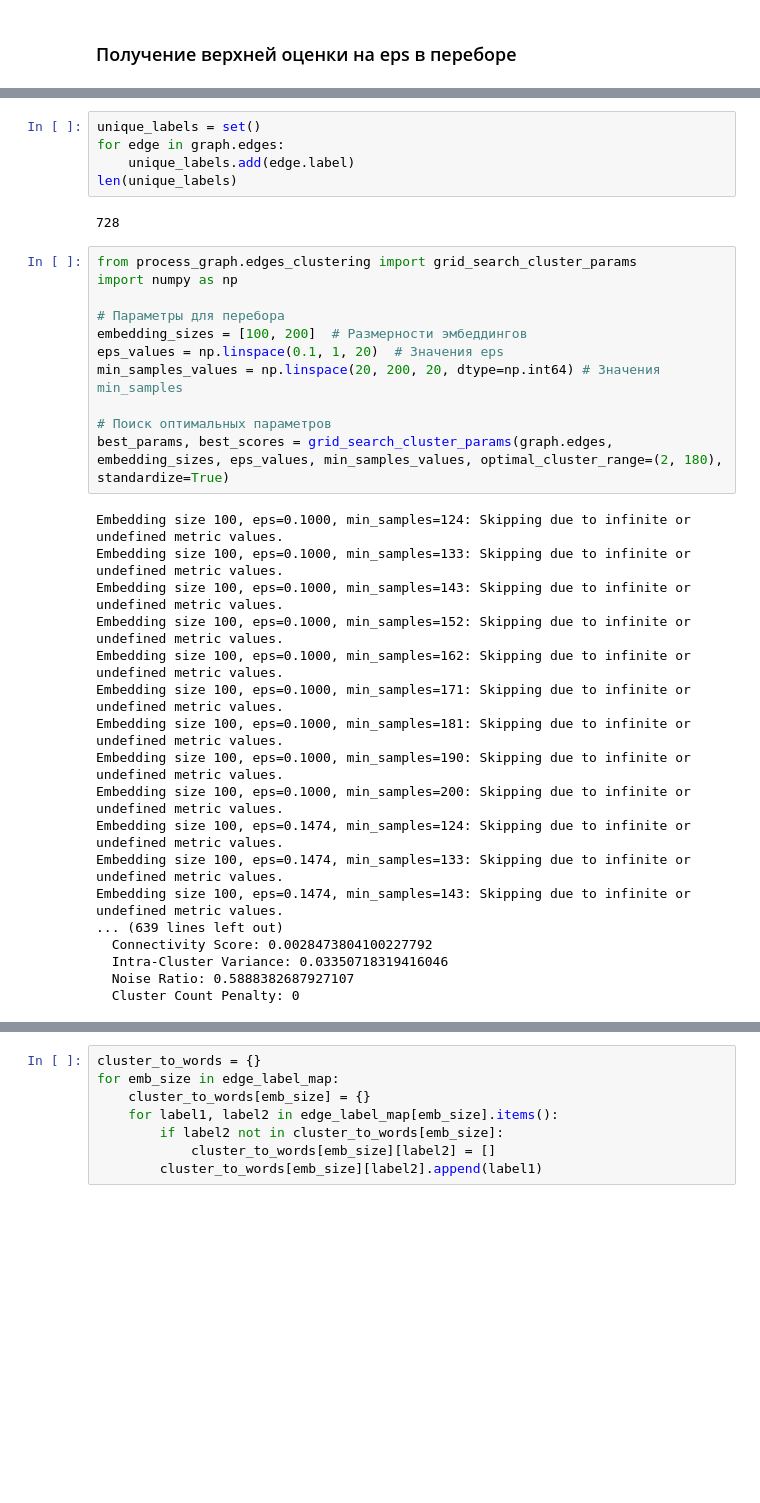
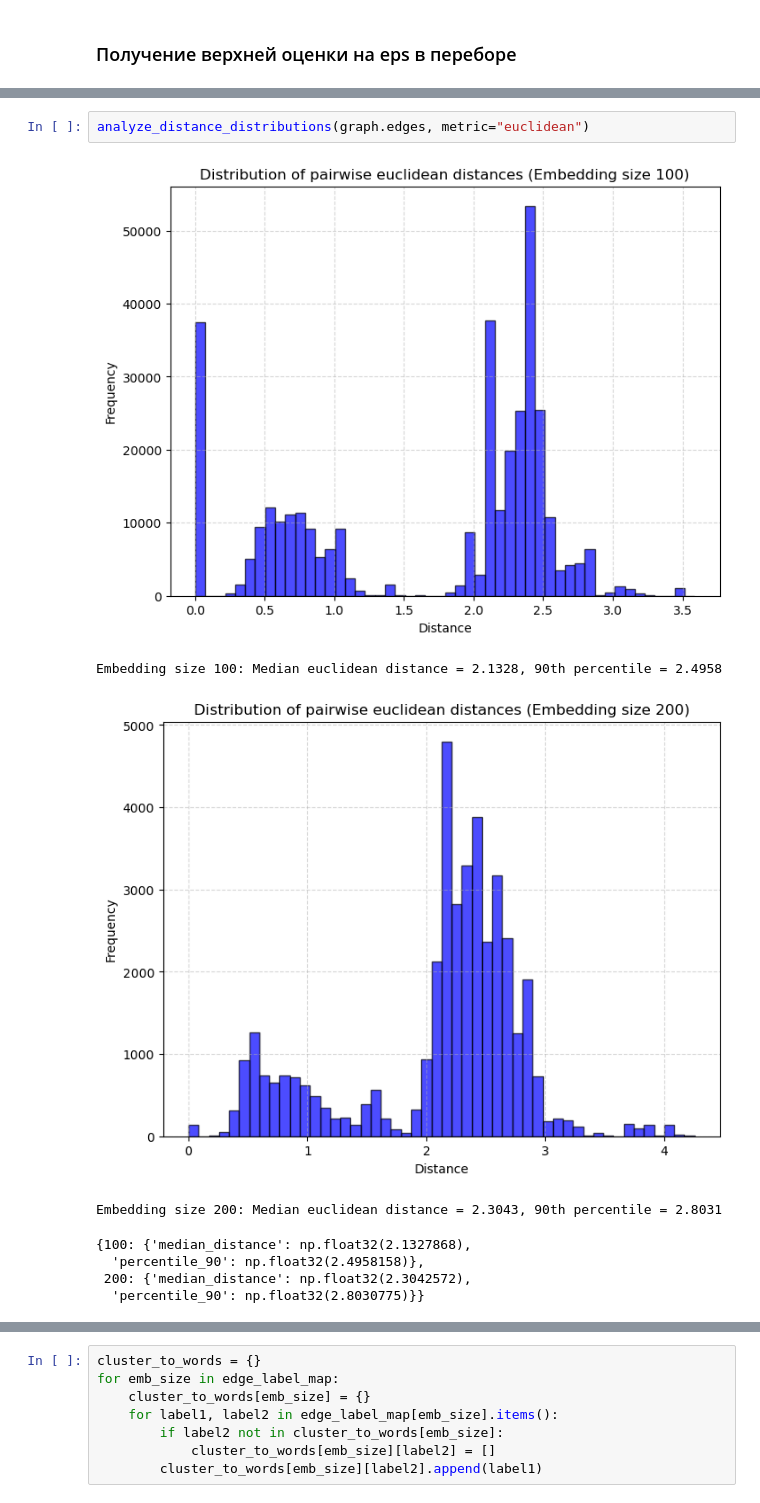
Before and after one commit to dmtr-m/concept-tree, a Jupyter notebook: 02_pipeline_clusterize.ipynb, the cells around one changed output, grey strips where cells are left out. Drawn from its saved outputs; the diff is of its cells as text; blank space fills up the shorter version.

Commit message:
clustering finished

```diff
--- a/02_pipeline_clusterize.ipynb
+++ b/02_pipeline_clusterize.ipynb
@@ -58,36 +96,11 @@ Embedding size 200: Median distance = 0.5708, 90th percentile = 0.7207
-# %%
-unique_labels = set()
-for edge in graph.edges:
-    unique_labels.add(edge.label)
-len(unique_labels)
-# %% [output]
-728
-# %%
-from process_graph.edges_clustering import grid_search_cluster_params
-import numpy as np
-
-# Параметры для перебора
-embedding_sizes = [100, 200]  # Размерности эмбеддингов
-eps_values = np.linspace(0.1, 1, 20)  # Значения eps
-min_samples_values = np.linspace(20, 200, 20, dtype=np.int64) # Значения min_samples
-
-# Поиск оптимальных параметров
-best_params, best_scores = grid_search_cluster_params(graph.edges, embedding_sizes, eps_values, min_samples_values, optimal_cluster_range=(2, 180), standardize=True)
-# %% [output]
-Embedding size 100, eps=0.1000, min_samples=124: Skipping due to infinite or undefined metric values.
-Embedding size 100, eps=0.1000, min_samples=133: Skipping due to infinite or undefined metric values.
-Embedding size 100, eps=0.1000, min_samples=143: Skipping due to infinite or undefined metric values.
-Embedding size 100, eps=0.1000, min_samples=152: Skipping due to infinite or undefined metric values.
-Embedding size 100, eps=0.1000, min_samples=162: Skipping due to infinite or undefined metric values.
-Embedding size 100, eps=0.1000, min_samples=171: Skipping due to infinite or undefined metric values.
-Embedding size 100, eps=0.1000, min_samples=181: Skipping due to infinite or undefined metric values.
-Embedding size 100, eps=0.1000, min_samples=190: Skipping due to infinite or undefined metric values.
-Embedding size 100, eps=0.1000, min_samples=200: Skipping due to infinite or undefined metric values.
-Embedding size 100, eps=0.1474, min_samples=124: Skipping due to infinite or undefined metric values.
-Embedding size 100, eps=0.1474, min_samples=133: Skipping due to infinite or undefined metric values.
-Embedding size 100, eps=0.1474, min_samples=143: Skipping due to infinite or undefined metric values.
-... (639 lines left out)
-  Connectivity Score: 0.0028473804100227792
-  Intra-Cluster Variance: 0.03350718319416046
-  Noise Ratio: 0.5888382687927107
-  Cluster Count Penalty: 0
+# %%
+analyze_distance_distributions(graph.edges, metric="euclidean")
+# %% [output]
+[figure, added]
+Embedding size 100: Median euclidean distance = 2.1328, 90th percentile = 2.4958
+[figure, added]
+Embedding size 200: Median euclidean distance = 2.3043, 90th percentile = 2.8031
+{100: {'median_distance': np.float32(2.1327868),
+  'percentile_90': np.float32(2.4958158)},
+ 200: {'median_distance': np.float32(2.3042572),
+  'percentile_90': np.float32(2.8030775)}}
```
Also changed, not shown: parts of 21 cells of this notebook, 1 other file.
